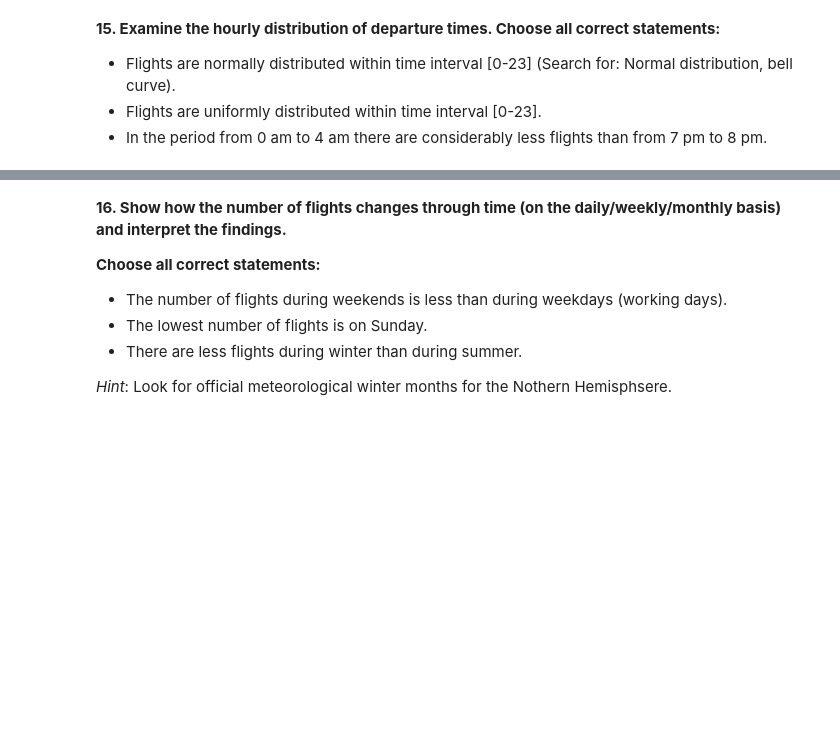
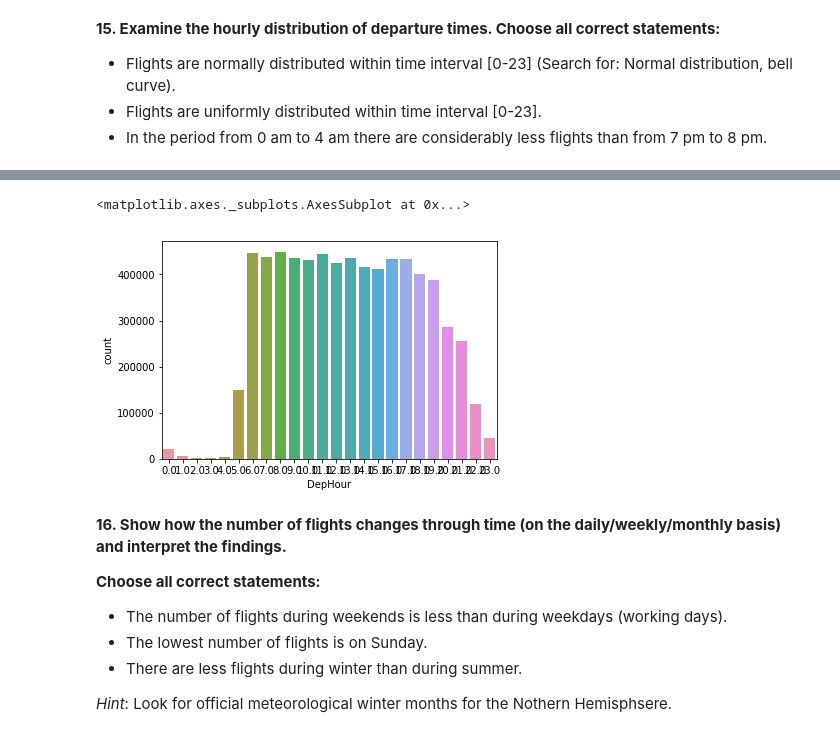
Before and after one commit to vladisOV/notebooks, a Jupyter notebook: assignment1_USA_flights_EDA_mlcourse.ipynb, the cells around one changed output, grey strips where cells are left out. Drawn from its saved outputs; the diff is of its cells as text; code cells hidden in the pictures; blank space fills up the shorter version.

```diff
--- a/assignment1_USA_flights_EDA.ipynb
+++ b/assignment1_USA_flights_EDA_mlcourse.ipynb
@@ -602,3 +655,8 @@ AttributeError: Cannot access callable attribute 'loc' of 'DataFrameGroupBy' obj
+# %%
+sns.countplot(x="DepHour", data=flights_df)
+# %% [output]
+<matplotlib.axes._subplots.AxesSubplot at 0x...>
+[figure, added]
 # %% [markdown]
 **16. Show how the number of flights changes through time (on the daily/weekly/monthly basis) and interpret the findings.**
 
```
Also changed, not shown: parts of 16 cells of this notebook.
